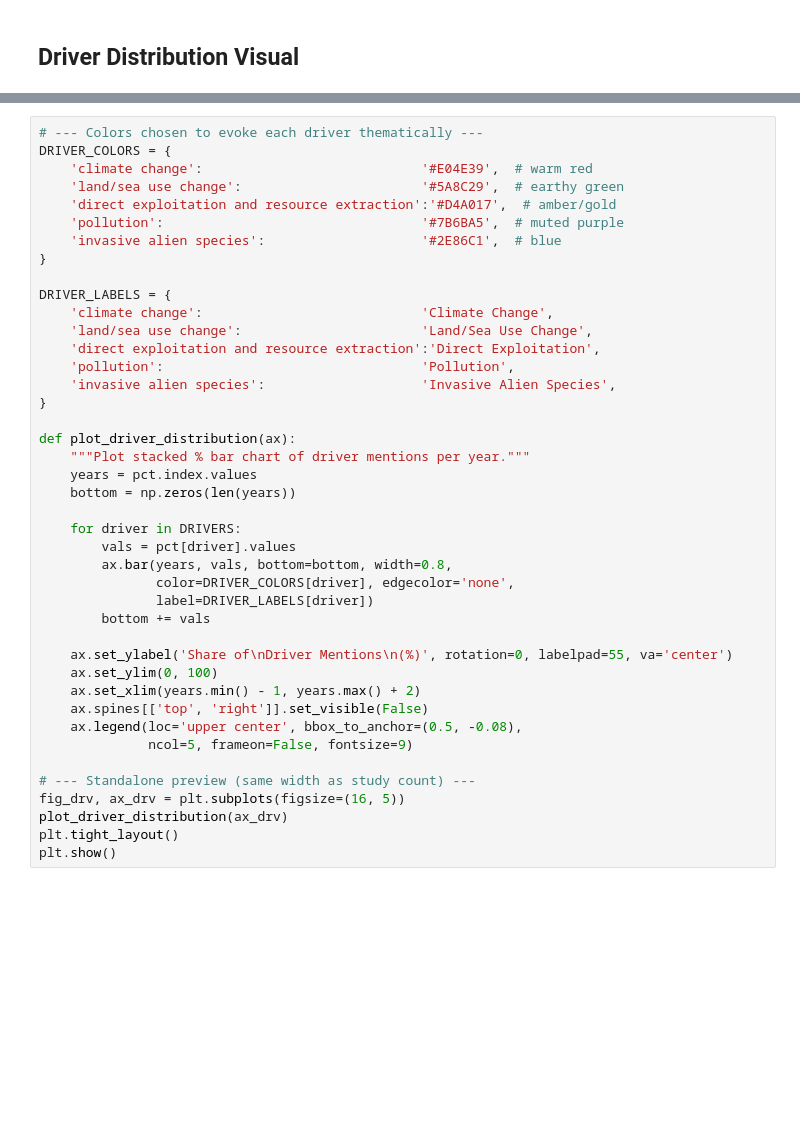
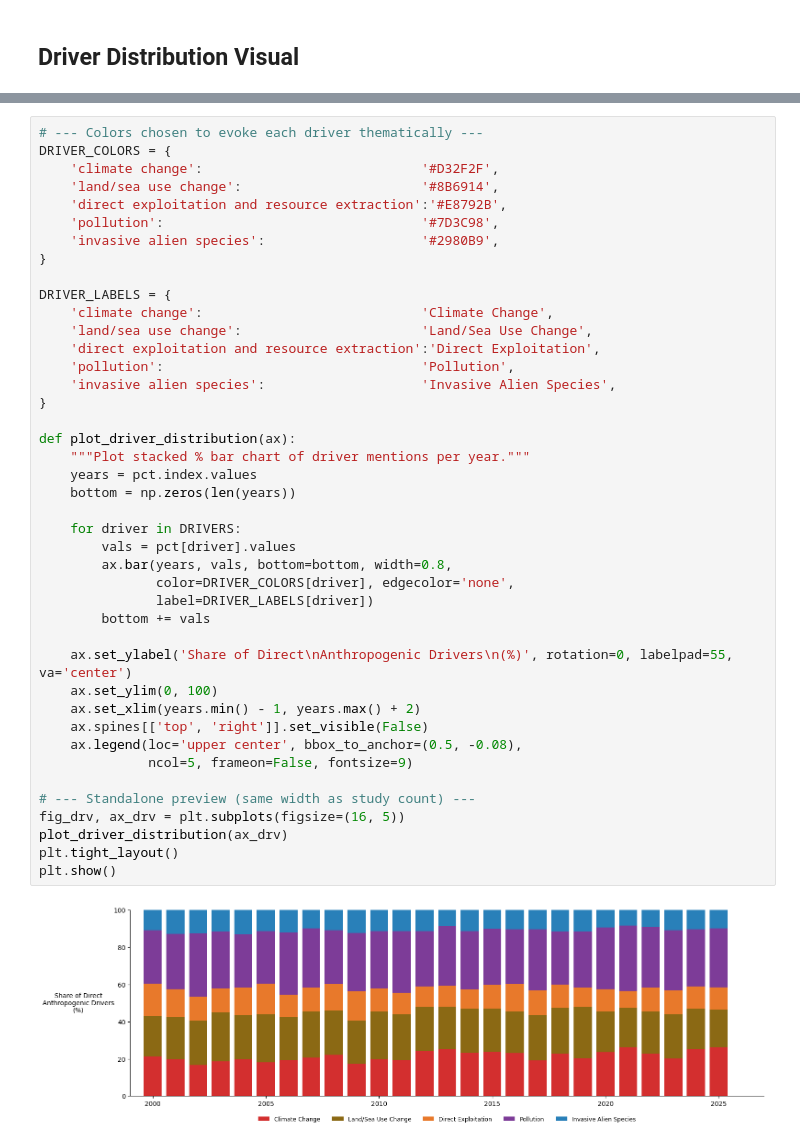
Before and after one commit to hunaindot/biodiversity-change-systematic-map, a Jupyter notebook: figures.ipynb, the cells around one changed output, grey strips where cells are left out. Drawn from its saved outputs; the diff is of its cells as text; blank space fills up the shorter version.

```diff
--- a/figures.ipynb
+++ b/figures.ipynb
@@ -148,42 +170,44 @@ print(pct.round(1))
 # %%
 # --- Colors chosen to evoke each driver thematically ---
 DRIVER_COLORS = {
-    'climate change':                            '#E04E39',  # warm red
-    'land/sea use change':                       '#5A8C29',  # earthy green
-    'direct exploitation and resource extraction':'#D4A017',  # amber/gold
-    'pollution':                                 '#7B6BA5',  # muted purple
-    'invasive alien species':                    '#2E86C1',  # blue
+    'climate change':                            '#D32F2F',
+    'land/sea use change':                       '#8B6914',
+    'direct exploitation and resource extraction':'#E8792B',
+    'pollution':                                 '#7D3C98',
+    'invasive alien species':                    '#2980B9',
 }
 
 DRIVER_LABELS = {
     'climate change':                            'Climate Change',
     'land/sea use change':                       'Land/Sea Use Change',
     'direct exploitation and resource extraction':'Direct Exploitation',
     'pollution':                                 'Pollution',
     'invasive alien species':                    'Invasive Alien Species',
 }
 
 def plot_driver_distribution(ax):
     """Plot stacked % bar chart of driver mentions per year."""
     years = pct.index.values
     bottom = np.zeros(len(years))
 
     for driver in DRIVERS:
         vals = pct[driver].values
         ax.bar(years, vals, bottom=bottom, width=0.8,
                color=DRIVER_COLORS[driver], edgecolor='none',
                label=DRIVER_LABELS[driver])
         bottom += vals
 
-    ax.set_ylabel('Share of\nDriver Mentions\n(%)', rotation=0, labelpad=55, va='center')
+    ax.set_ylabel('Share of Direct\nAnthropogenic Drivers\n(%)', rotation=0, labelpad=55, va='center')
     ax.set_ylim(0, 100)
     ax.set_xlim(years.min() - 1, years.max() + 2)
     ax.spines[['top', 'right']].set_visible(False)
     ax.legend(loc='upper center', bbox_to_anchor=(0.5, -0.08),
               ncol=5, frameon=False, fontsize=9)
 
 # --- Standalone preview (same width as study count) ---
 fig_drv, ax_drv = plt.subplots(figsize=(16, 5))
 plot_driver_distribution(ax_drv)
 plt.tight_layout()
 plt.show()
+# %% [output]
+[figure, added]
```
Also changed, not shown: parts of 2 cells of this notebook, 22 other files.
